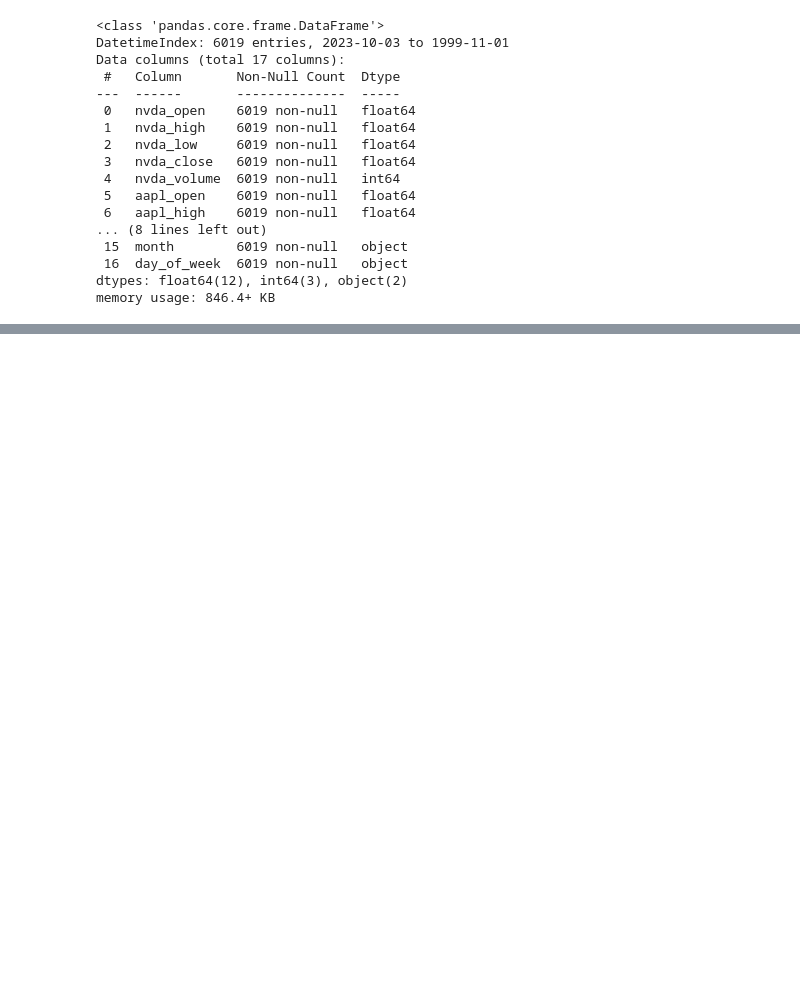
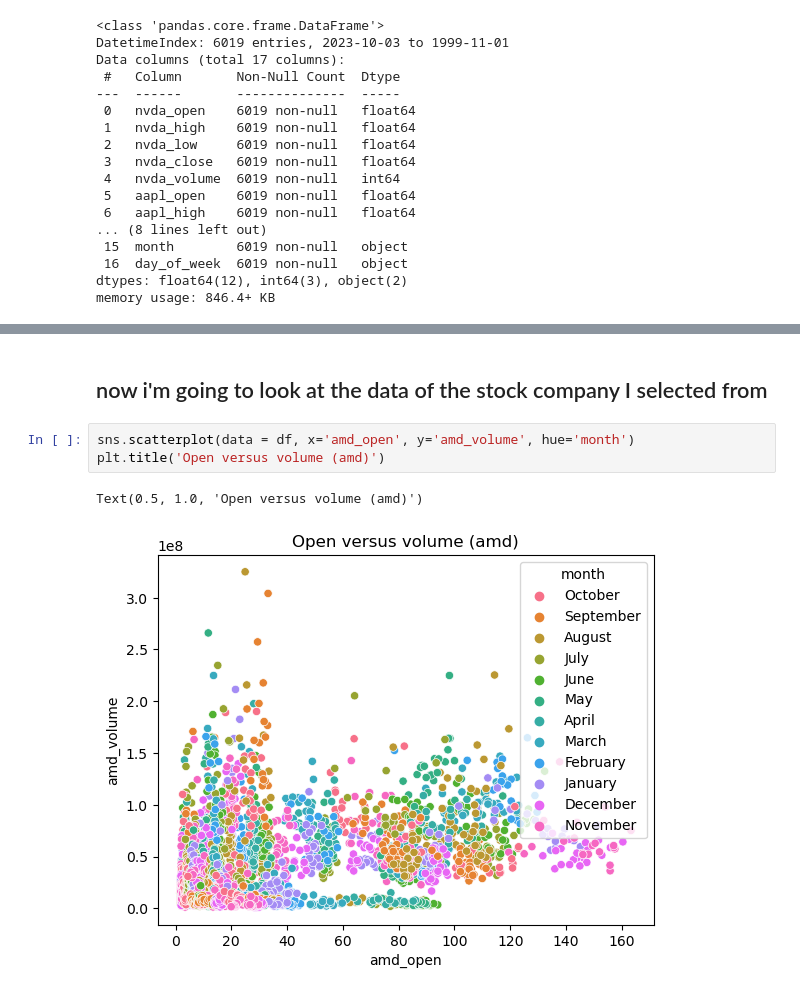
Before and after one commit to Marc-Aradillas/Tesla-Monthly-Closing-Price-Prediction, a Jupyter notebook: mvp.ipynb, the cells around one changed output, grey strips where cells are left out. Drawn from its saved outputs; the diff is of its cells as text; blank space fills up the shorter version.

```diff
--- a/mvp.ipynb
+++ b/mvp.ipynb
@@ -601 +635,9 @@ memory usage: 846.4+ KB
+# %% [markdown]
+## now i'm going to look at the data of the stock company I selected from
+# %%
+sns.scatterplot(data = df, x='amd_open', y='amd_volume', hue='month')
+plt.title('Open versus volume (amd)')
+# %% [output]
+Text(0.5, 1.0, 'Open versus volume (amd)')
+[figure, added]
 # %%
```
Also changed, not shown: parts of 11 cells of this notebook.
